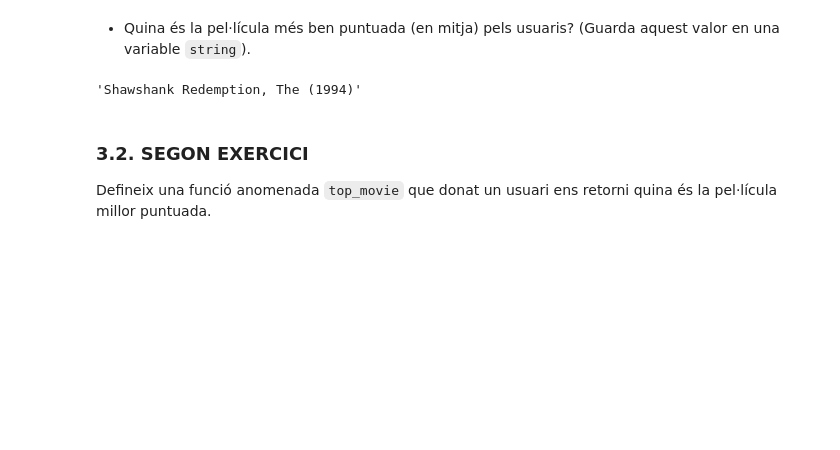
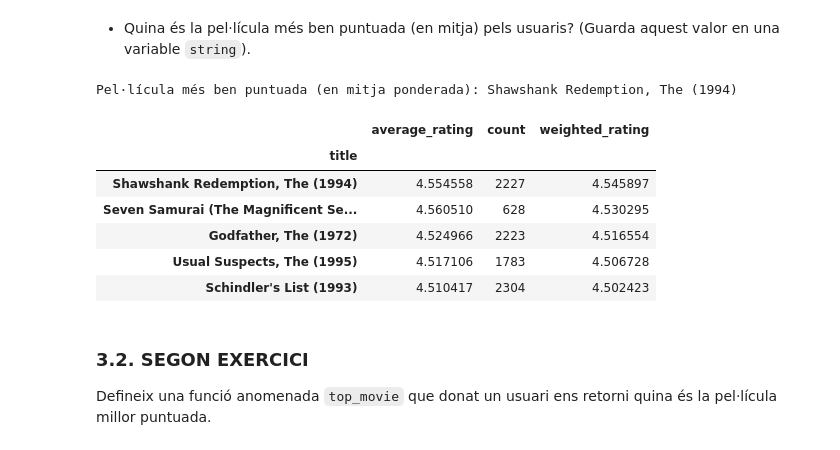
Before and after one commit to mates-info/tnui, a Jupyter notebook: p2/assigment_code.ipynb, the cells around one changed output. Cells and saved outputs as stored; diff of their text form; code cells hidden in the pictures; blank space fills up the shorter version.

```diff
--- a/p2/assigment_code.ipynb
+++ b/p2/assigment_code.ipynb
@@ -513,27 +515,39 @@ Name: rating, Length: 6040, dtype: float64
 # %%
 '''
 Els títols, igual que els id's, són únics. Per tant treballarem directament amb el títol.
 
 Hi ha bastantes pel·lícules que tenen una mitjana de 5 però tenen poques valoracions.
 Enlloc de maximitzar la mitjana maximitzarem una nota ponderada, on farem tendir lleugerament
 totes les notes a la mitjana global en un factor inversament proporcional al nº de ratings.
+De fet, és com si per cada pel·lícula estiguéssim afegint 20 usuaris falsos que han valorat
+la pel·lícula amb global_mean, de manera que això afecta molt a les pel·lícules amb poques
+valoracions però poc a les que tenen bastantes valoracions
 
 Si tenen un nº ratings << minimum, nota ponderada aprox. mitjana global
 Si tenen un nº ratings = minimum, nota ponderada és la mitjana entre la mitjana peli i mitjana global
 Si tenen un nº ratings >> minimum, nota ponderada aprox. mitjana peli
 '''
 
 global_mean = data['rating'].mean()
-minimum = 50
+minimum = 20
 
 movie_ratings = data.groupby('title').agg(average_rating=('rating', 'mean'), count=('rating', 'count'))
 movie_ratings['weighted_rating'] = (movie_ratings['average_rating'] * movie_ratings['count'] + global_mean * minimum) \
     / (movie_ratings['count'] + minimum)
 
-best_movie = movie_ratings.sort_values('weighted_rating', ascending=False).index[0]
-best_movie
+sorted_movie_ratings = movie_ratings.sort_values('weighted_rating', ascending=False)
+print('Pel·lícula més ben puntuada (en mitja ponderada):', best_movie := sorted_movie_ratings.index[0])
+
+sorted_movie_ratings.head()
 # %% [output]
-'Shawshank Redemption, The (1994)'
+Pel·lícula més ben puntuada (en mitja ponderada): Shawshank Redemption, The (1994)
+|  | average_rating | count | weighted_rating |
+| title |  |  |  |
+| Shawshank Redemption, The (1994) | 4.554558 | 2227 | 4.545897 |
+| Seven Samurai (The Magnificent Se... | 4.560510 | 628 | 4.530295 |
+| Godfather, The (1972) | 4.524966 | 2223 | 4.516554 |
+| Usual Suspects, The (1995) | 4.517106 | 1783 | 4.506728 |
+| Schindler's List (1993) | 4.510417 | 2304 | 4.502423 |
 # %% [markdown]
 ### 3.2. SEGON EXERCICI
 
```
Also changed, not shown: parts of 42 cells of this notebook.
